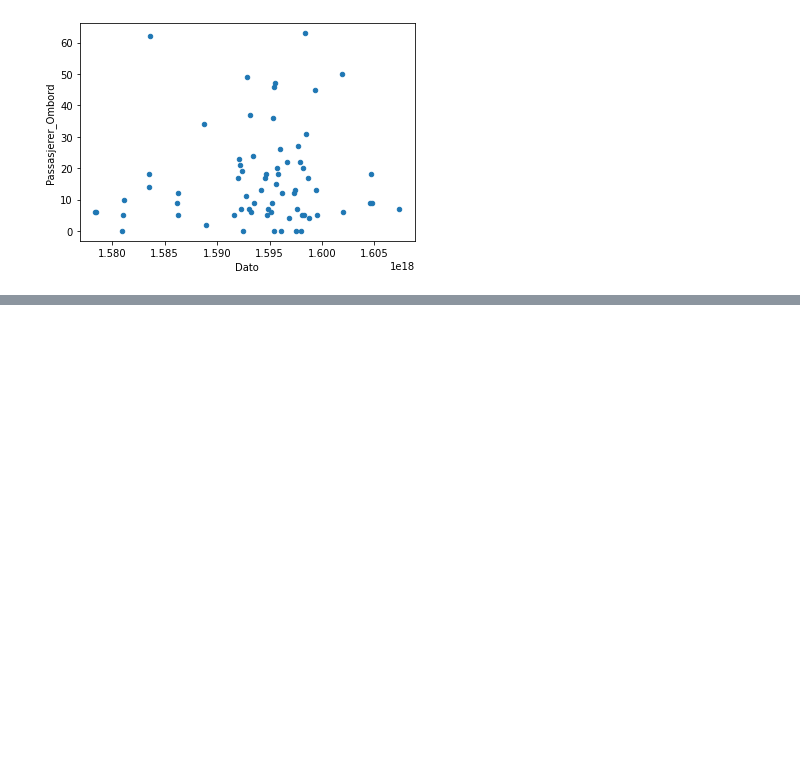
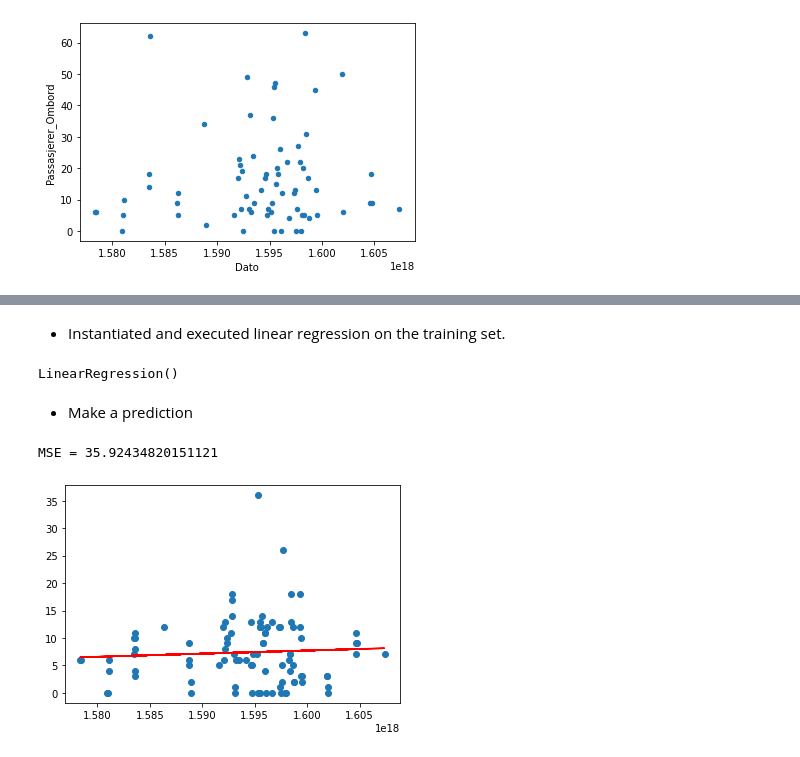
Before and after one commit to glaysa/DAVE3625_Assignment_2, a Jupyter notebook: assignment-2.ipynb, the cells around one changed output, grey strips where cells are left out. Saved outputs shown, nothing was run; the diff lists cells and outputs as text; code cells hidden in the pictures; blank space fills up the shorter version.

Commit message:
prøvde model training, testing og prediction

```diff
--- a/assignment-2.ipynb
+++ b/assignment-2.ipynb
@@ -70,0 +97,3 @@ arr.plot.scatter(x="Dato", y='Passasjerer_Ombord')
+# %%
+x = pd.DataFrame(df['Dato'])
+y = pd.DataFrame(df['Passasjerer_Ombord'])
@@ -70,0 +104,20 @@ arr.plot.scatter(x="Dato", y='Passasjerer_Ombord')
+# %%
+x_train, x_test, y_train, y_test = train_test_split(x, y, test_size=0.33, random_state=42)
+# %% [markdown]
+- Instantiated and executed linear regression on the training set.
+# %%
+linear_regressor = LinearRegression()
+# %%
+linear_regressor.fit(x_train, y_train)
+# %% [output]
+LinearRegression()
+# %% [markdown]
+- Make a prediction
+# %%
+y_pred = linear_regressor.predict(x_train)
+plt.scatter(x_train, y_train)
+plt.plot(x_train, y_pred, color='red')
+print( "MSE = "+str(metrics.mean_squared_error(y_train,y_pred)))
+# %% [output]
+MSE = 35.92434820151121
+[figure, added]
```
Also changed, not shown: parts of 19 cells of this notebook, 1 other file.
